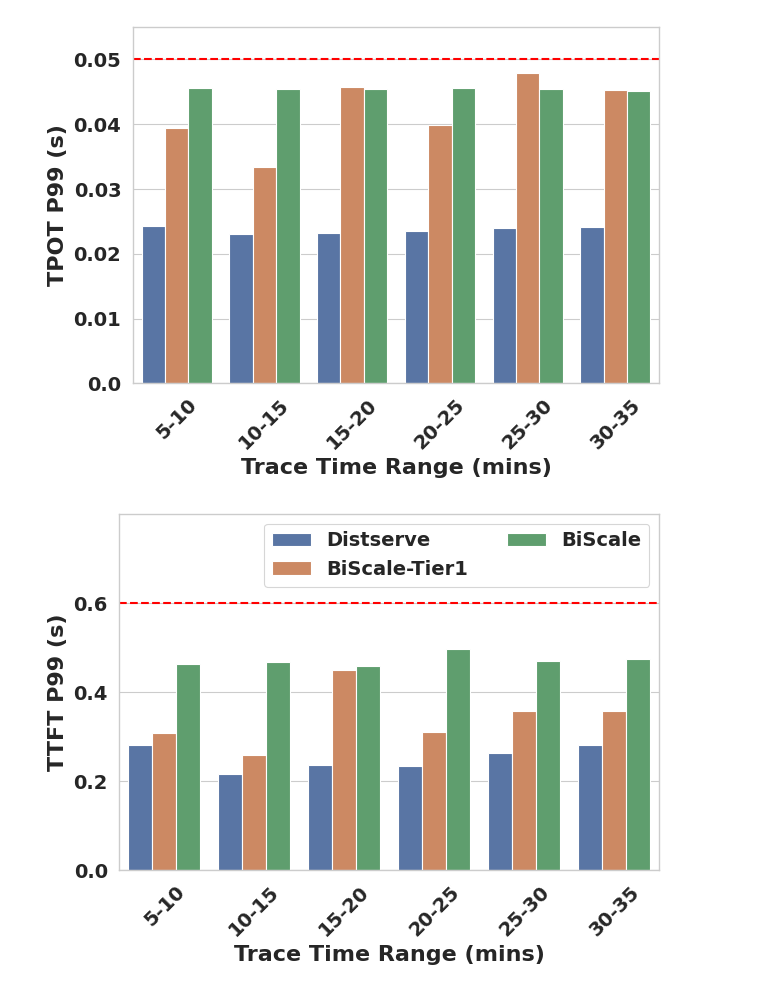
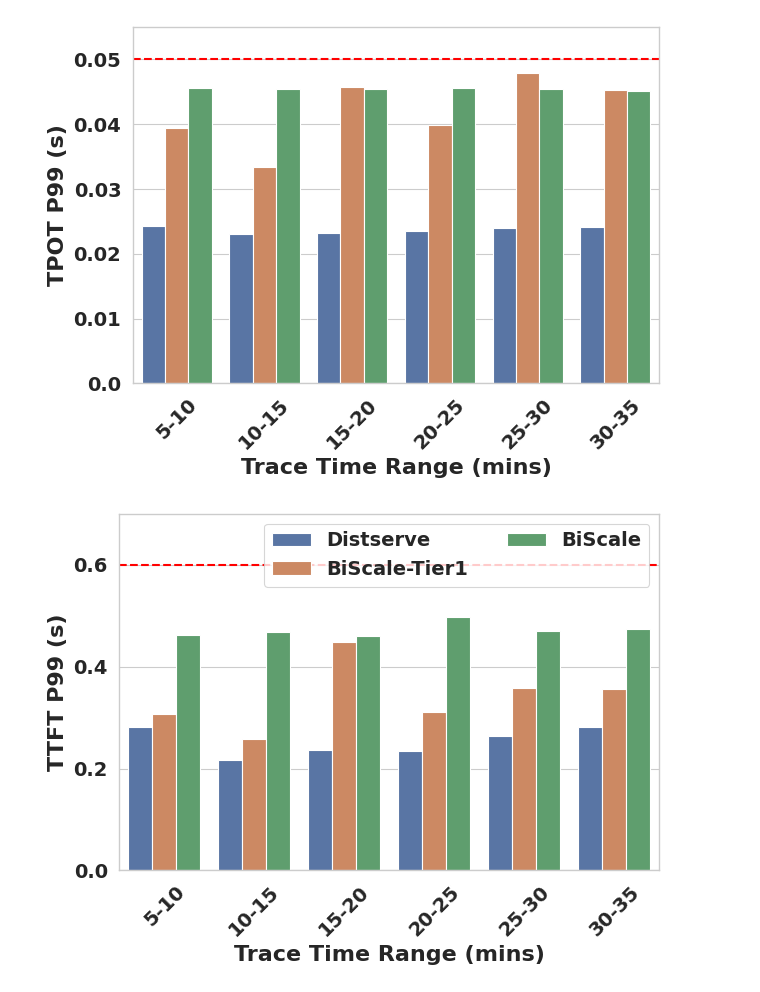
Before and after one commit to Louis-99/vllm-fork, a Jupyter notebook: additional_stuff/asplos_evals/2_nodes/disag_sharegpt.ipynb, the cells around one changed output. Cells and saved outputs as stored; diff of their text form; code cells hidden in the pictures.

```diff
--- a/additional_stuff/asplos_evals/2_nodes/disag_sharegpt.ipynb
+++ b/additional_stuff/asplos_evals/2_nodes/disag_sharegpt.ipynb
@@ -94,7 +94,7 @@ ax.axhline(y=0.6, color='red', linestyle='--', linewidth=1.5)
 # Customize the plot
 ax.set_xlabel('Trace Time Range (mins)', fontsize=16, fontweight='bold')
 ax.set_ylabel('TTFT P99 (s)', fontsize=16, fontweight='bold')
-ax.set_ylim(0, 0.8)
+ax.set_ylim(0, 0.7)
 ax.set_xticks([0,1,2, 3, 4, 5])
 ax.set_xticklabels(['5-10', '10-15', '15-20', '20-25', '25-30', '30-35'], fontsize=14, rotation=45, ha='center', fontweight='bold')
 ax.set_yticks([0.0, 0.2, 0.4, 0.6])
@@ -155,34 +155,34 @@ ax.legend_.remove()
 plt.tight_layout()
 plt.savefig("figs/real_67p_trace_energy_per_request_prefill.pdf", format="pdf")
 
 ############################ energy per request - total #######################
 
 df_results['energy_per_req'] = df_results['energy_j'] / df_results['num_requests']
 sns.set_theme(context="paper", style="whitegrid")
 plt.figure()
 ax = sns.barplot(
     x="rps",
     y="energy_per_req",
     hue="name",
     data=df_results,
     dodge=True,
 )
 
 # Customize the plot
 ax.set_xlabel('Trace Time Range (mins)', fontsize=16, fontweight='bold')
 ax.set_ylabel('Energy per Request (J)', fontsize=16, fontweight='bold')
 
 ax.set_xticks([0,1,2, 3, 4, 5])
 ax.set_xticklabels(['5-10', '10-15', '15-20', '20-25', '25-30', '30-35'], fontsize=14, rotation=45, ha='center', fontweight='bold')
 ax.tick_params(axis='y', labelsize=14)
 for label in ax.get_yticklabels():
     label.set_fontweight('bold')
 ax.legend_.remove()
 plt.tight_layout()
 plt.savefig("figs/real_67p_trace_energy_per_request_total.pdf", format="pdf")
 # %% [output]
 [figure]
-[figure, old version]
+[figure, new version]
 [figure]
 [figure]
 [figure]
```
Also changed, not shown: parts of 2 cells of this notebook, 46 other files.
